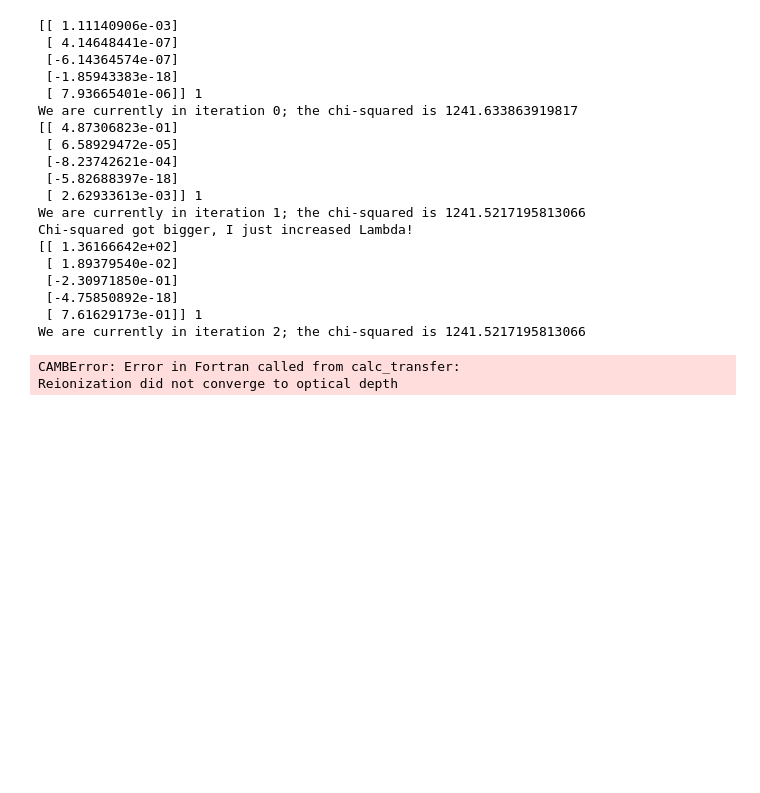
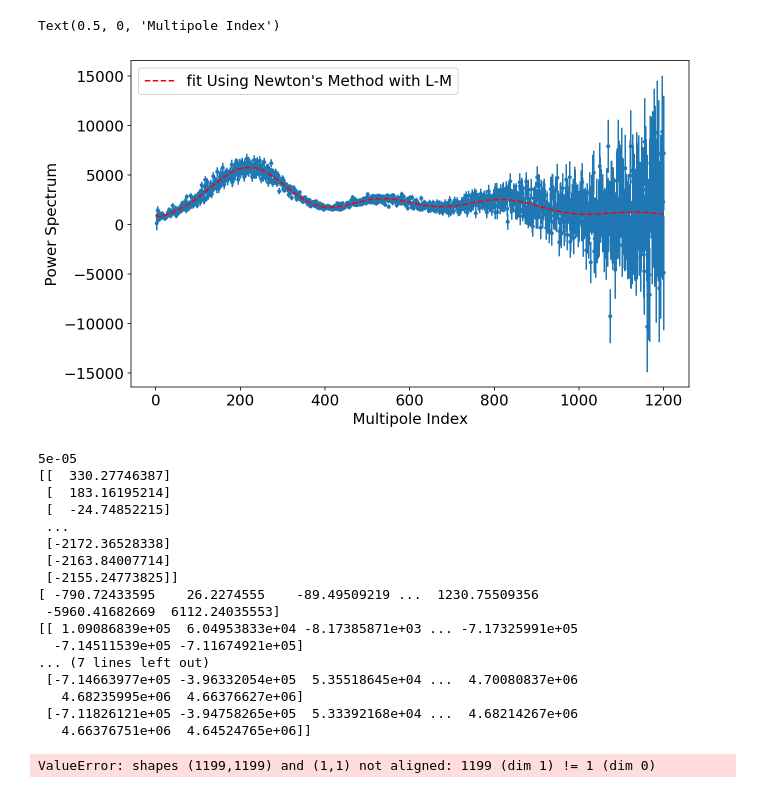
Before and after one commit to Joe1best/PHYS-512-Psets, a Jupyter notebook: Pset3/Problem_2.ipynb, the cells around one changed output. Saved outputs shown, nothing was run; the diff lists cells and outputs as text; code cells hidden in the pictures; blank space fills up the shorter version.

Commit message:
Fixed Newton's method along with the L-M. This now gives the parameters if tau is kept constant and graphs the power spectrum.

```diff
--- a/Pset3/Problem_2.ipynb
+++ b/Pset3/Problem_2.ipynb
@@ -95,4 +100,4 @@ g = np.matrix(g)
 # %%
-p, pcov, err = newton_Method(wmap[:,1],PP,pars,g,wmap[:,2])
+p, pcov, err = newton_Method(wmap[:,1],get_spectrum,pars,wmap[:,2],tau)
 # %% [output]
 We are currently in iteration 0; the chi-squared is 1588.2376532931526
@@ -113,25 +139,39 @@ The hubble constant $H_o$ was found to be equal to $72.08454$ $\pm$ $0.00001$, t
+# %%
+fit_mean = get_spectrum(p,fixed_Tau=tau)
+fit_min = get_spectrum(p-err,fixed_Tau=tau)
+fit_max = get_spectrum(p+err,fixed_Tau=tau)
+# %%
+fig,ax = plt.subplots(1,1,figsize=(10,6))
+ax.plot(wmap[:,0],fit_mean[2:len(wmap[:,0])+2],'--',color='red',label='fit Using Newton\'s Method with L-M')
+ax.errorbar(wmap[:,0],wmap[:,1],yerr=wmap[:,2],fmt='.',zorder=1)
+plt.legend(fontsize=15,loc='upper left')
+ax.tick_params(labelsize=15)
+ax.set_ylabel("Power Spectrum",fontsize=15)
+ax.set_xlabel("Multipole Index",fontsize=15)
+# %% [output]
+Text(0.5, 0, 'Multipole Index')
+[figure, added]
 # %%
 fit_tau = lambda tau: get_spectrum(p,fixed_Tau=tau)
-new_tau, new_tau_cov,new_tau_error = newton_Method(wmap[:,1],fit_tau,np.asarray([tau]),g,wmap[:,2])
+g_1 = derivative(wmap[:,1],fit_tau,np.asarray([tau]),0.001)
+print (g_1)
+new_tau, new_tau_cov,new_tau_error = newton_Method(wmap[:,1],fit_tau,np.asarray([tau]),g_1,wmap[:,2])
 # %% [output]
-[[ 1.11140906e-03]
- [ 4.14648441e-07]
- [-6.14364574e-07]
- [-1.85943383e-18]
- [ 7.93665401e-06]] 1
-We are currently in iteration 0; the chi-squared is 1241.633863919817
-[[ 4.87306823e-01]
- [ 6.58929472e-05]
- [-8.23742621e-04]
- [-5.82688397e-18]
- [ 2.62933613e-03]] 1
-We are currently in iteration 1; the chi-squared is 1241.5217195813066
-Chi-squared got bigger, I just increased Lambda!
-[[ 1.36166642e+02]
- [ 1.89379540e-02]
- [-2.30971850e-01]
- [-4.75850892e-18]
- [ 7.61629173e-01]] 1
-We are currently in iteration 2; the chi-squared is 1241.5217195813066
+5e-05
+[[  330.27746387]
+ [  183.16195214]
+ [  -24.74852215]
+ ...
+ [-2172.36528338]
+ [-2163.84007714]
+ [-2155.24773825]]
+[ -790.72433595    26.2274555    -89.49509219 ...  1230.75509356
+ -5960.41682669  6112.24035553]
+[[ 1.09086839e+05  6.04953833e+04 -8.17385871e+03 ... -7.17325991e+05
+  -7.14511539e+05 -7.11674921e+05]
+... (7 lines left out)
+ [-7.14663977e+05 -3.96332054e+05  5.35518645e+04 ...  4.70080837e+06
+   4.68235995e+06  4.66376627e+06]
+ [-7.11826121e+05 -3.94758265e+05  5.33392168e+04 ...  4.68214267e+06
+   4.66376751e+06  4.64524765e+06]]
-CAMBError: Error in Fortran called from calc_transfer:
-Reionization did not converge to optical depth
+ValueError: shapes (1199,1199) and (1,1) not aligned: 1199 (dim 1) != 1 (dim 0)
```
Also changed, not shown: parts of 8 cells of this notebook.
